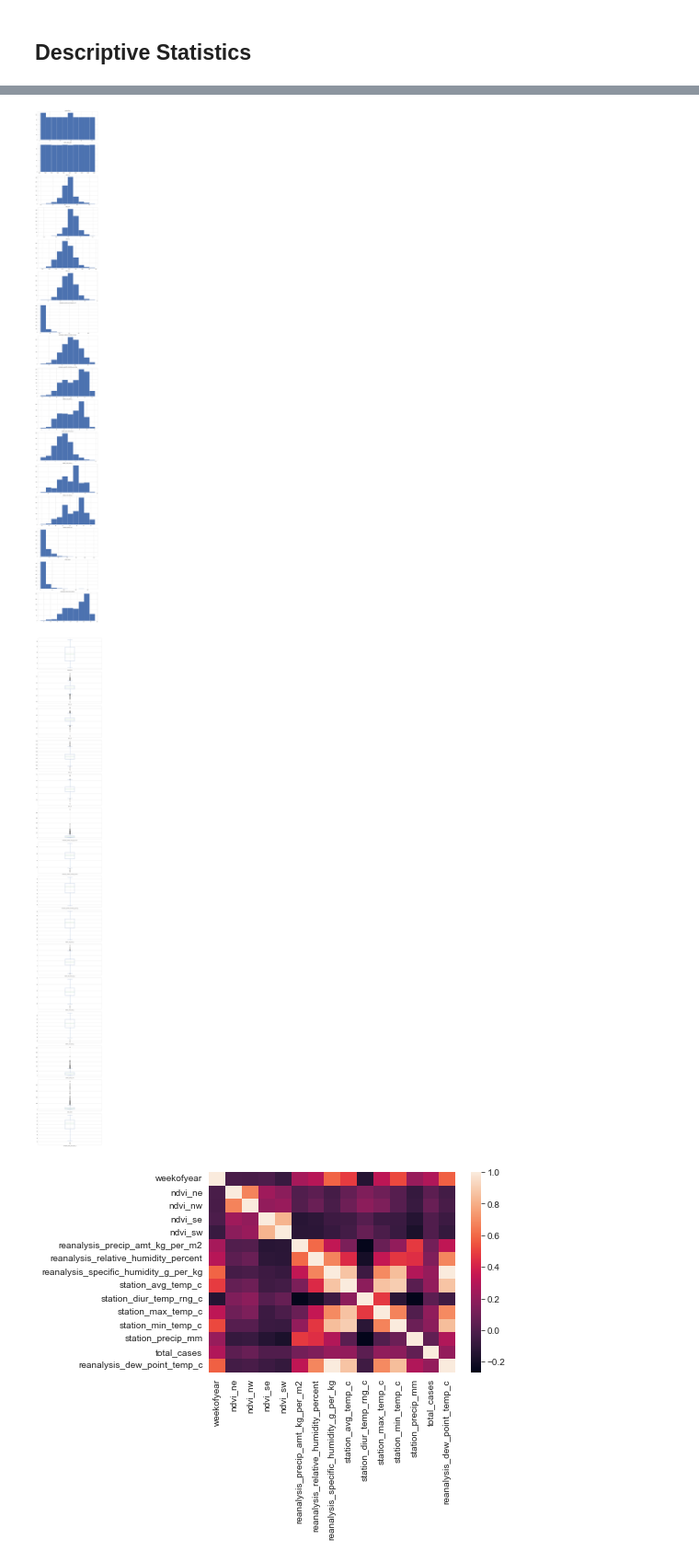
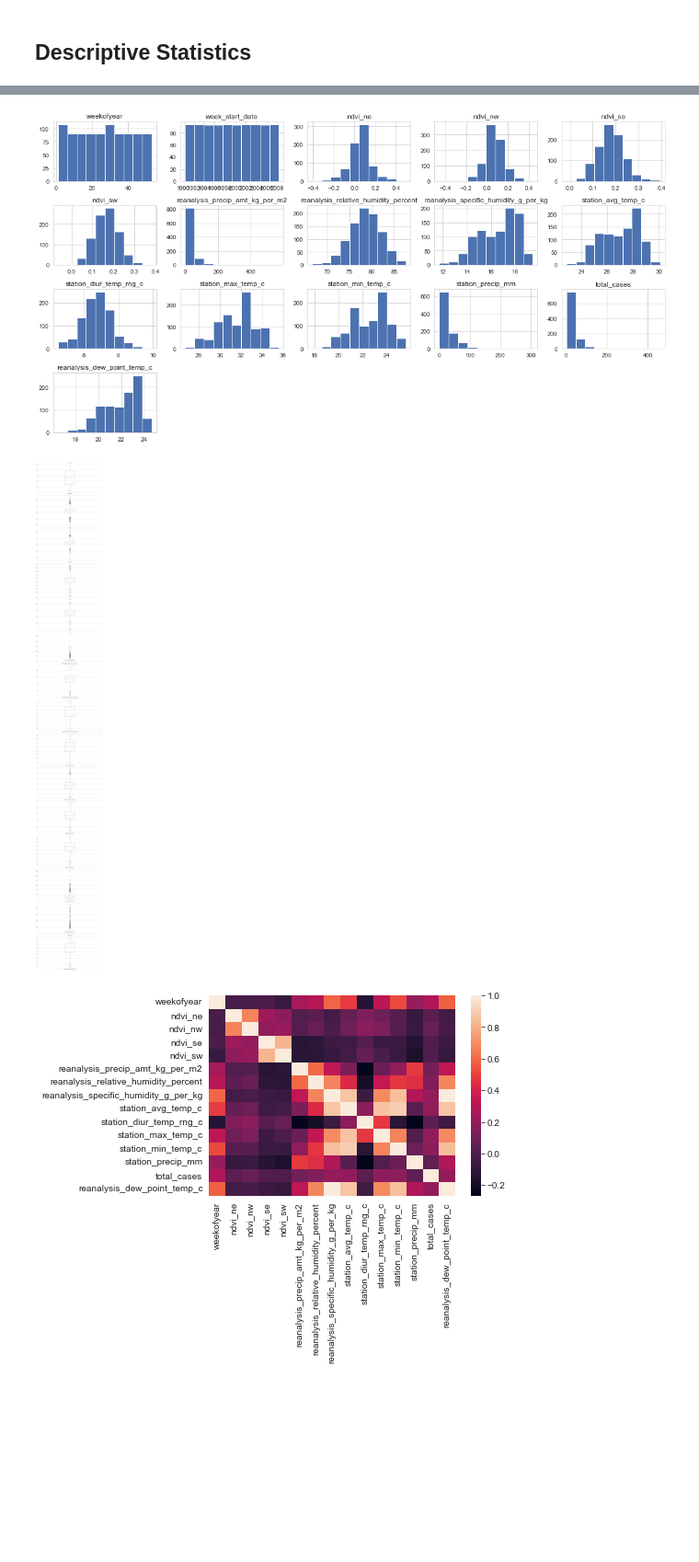
Before and after one commit to HironyHan/ELM_prediction, a Jupyter notebook: Ensemble Learning and MCMC method using for predicting disease spread.ipynb, the cells around one changed output, grey strips where cells are left out. Shown at 92% size. Saved outputs shown, nothing was run; the diff lists cells and outputs as text; code cells hidden in the pictures; blank space fills up the shorter version.

```diff
--- a/Ensemble Learning and MCMC method using for predicting disease spread.ipynb
+++ b/Ensemble Learning and MCMC method using for predicting disease spread.ipynb
@@ -333,17 +338,15 @@ total_cases                              25.372135
 reanalysis_dew_point_temp_c              -0.393726
 dtype: float64
 # %%
-import matplotlib.pyplot as plt
-
-sj.hist(layout=(sj.shape[1], 1), figsize=(10, sj.shape[1]*5))
+sj.hist(layout=(int(sj.shape[1]/4), 5), figsize=(15, 8))
 plt.tight_layout()
 plt.show()
 
 sj.plot(kind='box', subplots=True, layout=(sj.shape[1], 1), figsize=(10, sj.shape[1]*5), sharex=False)
 plt.tight_layout()
 plt.show()
 # %% [output]
-[figure, old version]
+[figure, new version]
 [figure]
 # %%
 correlation = sj.corr()
```
Also changed, not shown: parts of 35 cells of this notebook, 1 other file.
